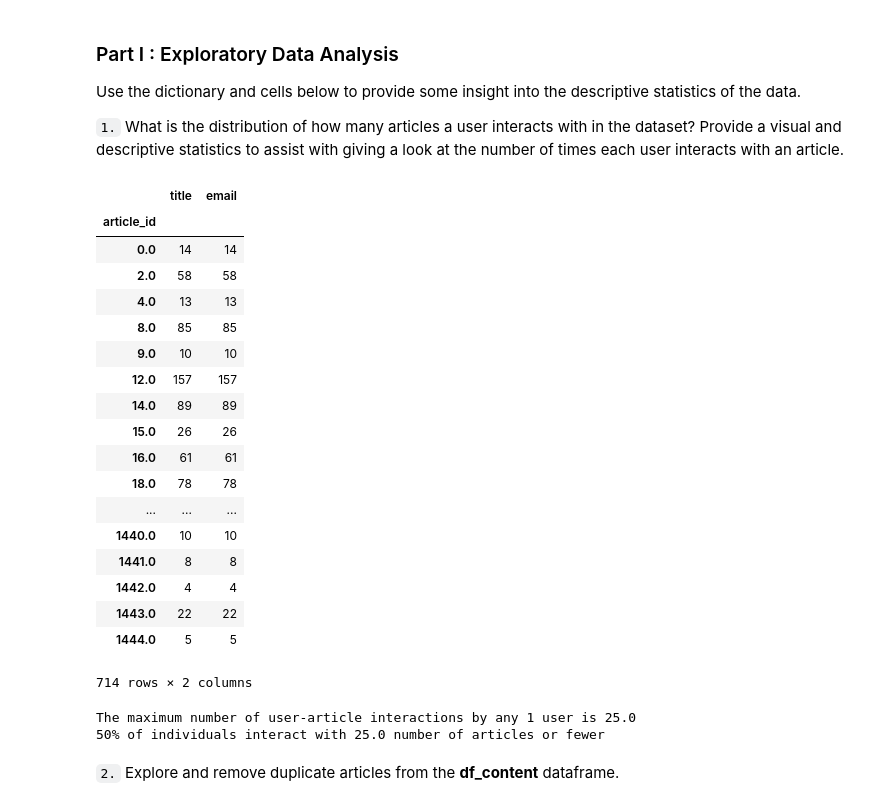
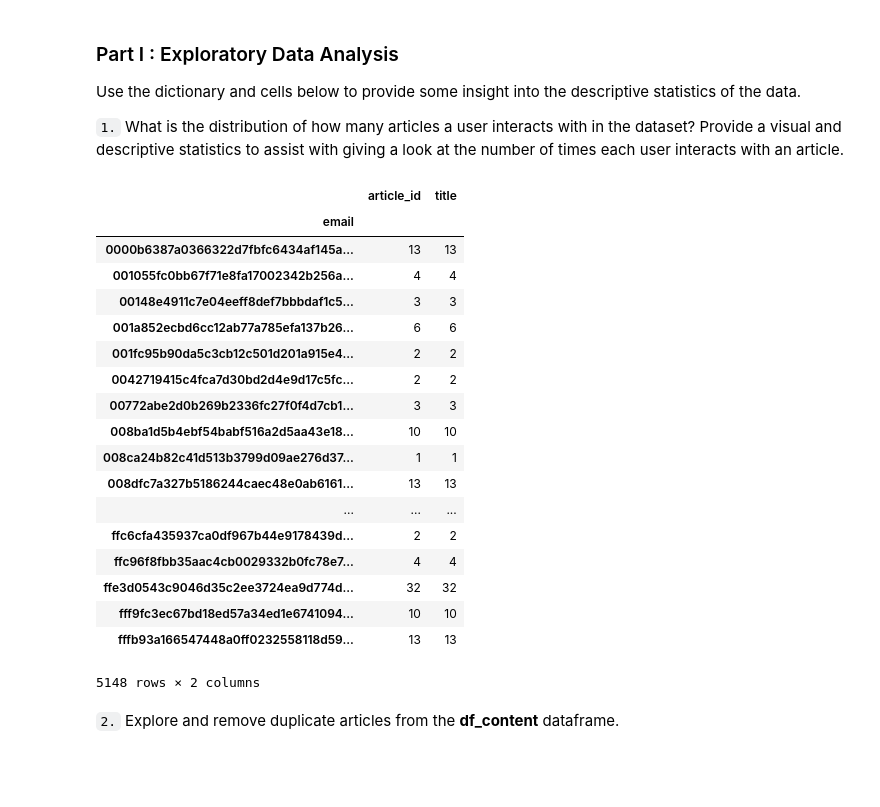
Before and after one commit to PaperStrange/Udacity_DataScientist, a Jupyter notebook: DS_term2_project3/model/Recommendations_with_IBM.ipynb, the cells around one changed output. Saved outputs shown, nothing was run; the diff lists cells and outputs as text; code cells hidden in the pictures; blank space fills up the shorter version.

```diff
--- a/DS_term2_project3/model/Recommendations_with_IBM.ipynb
+++ b/DS_term2_project3/model/Recommendations_with_IBM.ipynb
@@ -58,34 +58,29 @@ df_content.head()
 Use the dictionary and cells below to provide some insight into the descriptive statistics of the data.
 
 `1.` What is the distribution of how many articles a user interacts with in the dataset?  Provide a visual and descriptive statistics to assist with giving a look at the number of times each user interacts with an article.
-# %%
-df.groupby("article_id").count()
-# %% [output]
-|  | title | email |
-| article_id |  |  |
-| 0.0 | 14 | 14 |
-| 2.0 | 58 | 58 |
-| 4.0 | 13 | 13 |
-| 8.0 | 85 | 85 |
-| 9.0 | 10 | 10 |
-| 12.0 | 157 | 157 |
-| 14.0 | 89 | 89 |
-| 15.0 | 26 | 26 |
-| 16.0 | 61 | 61 |
-| 18.0 | 78 | 78 |
-| ... | ... | ... |
-| 1440.0 | 10 | 10 |
-| 1441.0 | 8 | 8 |
-| 1442.0 | 4 | 4 |
-| 1443.0 | 22 | 22 |
-| 1444.0 | 5 | 5 |
-714 rows × 2 columns
-# %%
-print("The maximum number of user-article interactions by any 1 user is {}".format(df.groupby("article_id").count()["email"].median()))
-print("50% of individuals interact with {} number of articles or fewer".format(df.groupby("article_id").count()["email"].median()))
-# %% [output]
-The maximum number of user-article interactions by any 1 user is 25.0
-50% of individuals interact with 25.0 number of articles or fewer
+# %%
+article_per_user = df.groupby("email").count()
+article_per_user
+# %% [output]
+|  | article_id | title |
+| email |  |  |
+| 0000b6387a0366322d7fbfc6434af145a... | 13 | 13 |
+| 001055fc0bb67f71e8fa17002342b256a... | 4 | 4 |
+| 00148e4911c7e04eeff8def7bbbdaf1c5... | 3 | 3 |
+| 001a852ecbd6cc12ab77a785efa137b26... | 6 | 6 |
+| 001fc95b90da5c3cb12c501d201a915e4... | 2 | 2 |
+| 0042719415c4fca7d30bd2d4e9d17c5fc... | 2 | 2 |
+| 00772abe2d0b269b2336fc27f0f4d7cb1... | 3 | 3 |
+| 008ba1d5b4ebf54babf516a2d5aa43e18... | 10 | 10 |
+| 008ca24b82c41d513b3799d09ae276d37... | 1 | 1 |
+| 008dfc7a327b5186244caec48e0ab6161... | 13 | 13 |
+| ... | ... | ... |
+| ffc6cfa435937ca0df967b44e9178439d... | 2 | 2 |
+| ffc96f8fbb35aac4cb0029332b0fc78e7... | 4 | 4 |
+| ffe3d0543c9046d35c2ee3724ea9d774d... | 32 | 32 |
+| fff9fc3ec67bd18ed57a34ed1e6741094... | 10 | 10 |
+| fffb93a166547448a0ff0232558118d59... | 13 | 13 |
+5148 rows × 2 columns
 # %%
 # Fill in the median and maximum number of user_article interactios below
 
```
Also changed, not shown: parts of 18 cells of this notebook.
